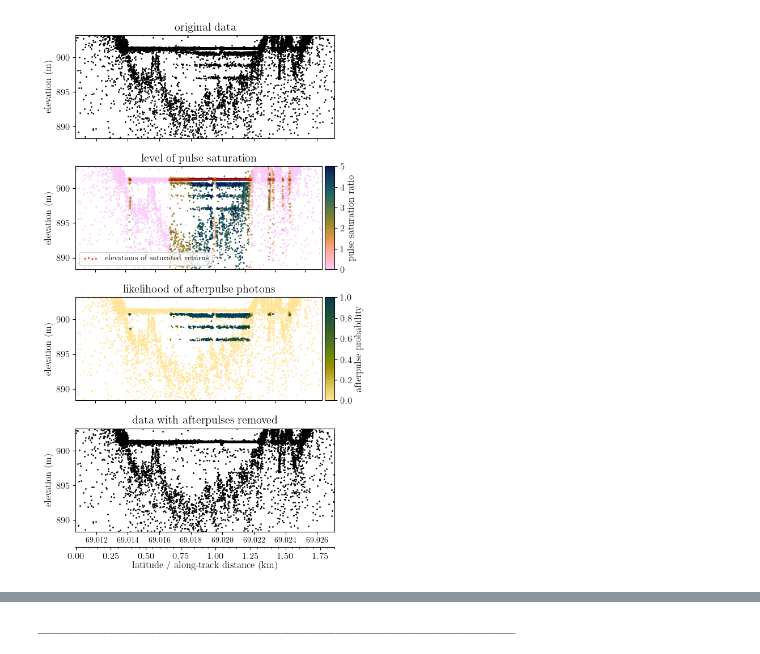
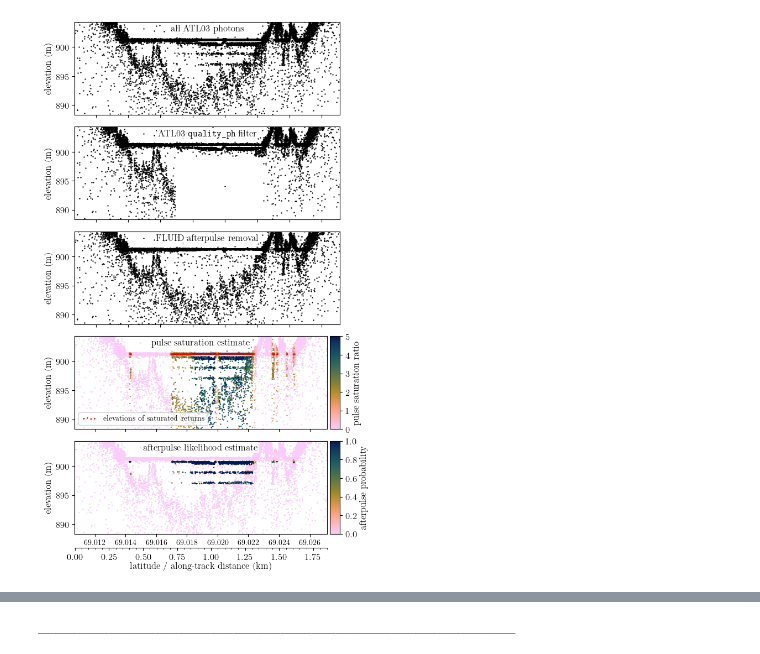
Before and after one commit to fliphilipp/icelakes-methods, a Jupyter notebook: 02d_get_saturation_examples.ipynb, the cells around one changed output, grey strips where cells are left out. Cells and saved outputs as stored; diff of their text form; code cells hidden in the pictures.

```diff
--- a/02d_get_saturation_examples.ipynb
+++ b/02d_get_saturation_examples.ipynb
@@ -36,9 +37,9 @@ plt.rcParams.update({
     'font.family': 'Optima'
 })
 
-start = 20
-end = 40
-files = np.array(filtered_df.file)[start:end]
+# start = 20
+# end = 40
+# files = np.array(filtered_df.file)[start:end]
 
 # files = np.array(filtered_df.file)[[1]]
 
@@ -66,19 +67,59 @@ for i, fn in enumerate(files):
     xatcmin = df.xatc.min()
     df.xatc -= xatcmin
     surf_elev = lk.surface_elevation
+    latmin = df.lat.min()
+    latmax = df.lat.max()
+    lonmin = df.lon.min()
+    lonmax = df.lon.max()
+    thisdate = lk.time_utc[:10]
+    rgt = lk.rgt
+    gtx = lk.gtx
 
-    ylms = np.array((-1.7*lk.max_depth, 0.25*lk.max_depth)) + surf_elev
+    # download ATL03 data from NSIDC
+    atl03_dir = 'data/atl03_raw'
+    fn_atl03 = atl03_dir + '/' + fn[fn.find('ATL03_'):]
+    if not os.path.isfile(fn_atl03):
+        bbox = [lonmin, latmin, lonmax, latmax]
+        granule_list = download_is2(start_date=thisdate, end_date=thisdate, rgt=rgt, boundbox=bbox, output_dir='data/atl03_raw')
+        for gran in granule_list:
+            if lk.granule_id[:30] in gran:
+                thisfile = atl03_dir + '/processed_' + gran
+                break
+        os.rename(thisfile, fn_atl03)
+
+    beams_available, ancillary, dfs = read_atl03(fn_atl03, geoid_h=True, gtxs_to_read=gtx)
+    df03 = dfs[gtx]
+
+    ylms = np.array((-1.7*lk.max_depth, 0.4*lk.max_depth)) + surf_elev
     xlms = (df.lat.min(), df.lat.max())
 
-    fig, axs = plt.subplots(figsize=[6, 10], dpi=100, nrows=4, ncols=1, sharex=True)
+    fig, axs = plt.subplots(figsize=[6, 10], dpi=100, nrows=5, ncols=1, sharex=True)
+
+    txt_y = 0.9
+    boxprops = dict(boxstyle='round', facecolor='white', alpha=0.8, edgecolor='none', pad=0.1)
+    sz = 0.5
 
     ax = axs[0]
-    ax.scatter(df.lat, df.h, s=1, c='k', alpha=1)
-    ax.set_title('original data')
+    ax.scatter(df.lat, df.h, s=sz, c='k', alpha=1)
+    ax.text(0.5, txt_y, 'all ATL03 photons', transform=ax.transAxes, bbox=boxprops, ha='center')
+    # ax.set_title('all ATL03 photons')
 
     ax = axs[1]
+    dfs3 = df03[df03.qual == 0]
+    ax.scatter(dfs3.lat, dfs3.h, s=sz, c='k')
+    ax.text(0.5, txt_y, r'ATL03 \texttt{quality_ph} filter', transform=ax.transAxes, bbox=boxprops, ha='center')
+    #ax.set_title(r'filtered by \texttt{quality_ph}')
+
+    ax = axs[2]
+    df['remove_afterpulse'] = df.prob_afterpulse > np.random.uniform(0,1,len(df))
+    dfp = df[~df.remove_afterpulse]
+    scatt = ax.scatter(dfp.lat, dfp.h, s=sz, c='k', alpha=1)
+    # ax.set_title('data with afterpulses removed')
+    ax.text(0.5, txt_y, r'FLUID afterpulse removal', transform=ax.transAxes, bbox=boxprops, ha='center')
+
+    ax = axs[3]
     df_sat = df.sort_values(by='sat_ratio')
-    scatt = ax.scatter(df_sat.lat, df_sat.h, s=1, alpha=1, c=df_sat.sat_ratio, cmap=cmc.batlow_r, vmin=0, vmax=5)
+    scatt = ax.scatter(df_sat.lat, df_sat.h, s=sz, alpha=1, c=df_sat.sat_ratio, cmap=cmc.batlow_r, vmin=0, vmax=5)
     dfpulse = df.groupby('pulseid').median()
     dfpulse = dfpulse[dfpulse.sat_ratio > 1.0]
     satelevs = ax.scatter(dfpulse.lat, dfpulse.sat_elev, s=0.5, c='r', alpha=0.3, label='elevations of saturated returns')
@@ -86,36 +127,32 @@ for i, fn in enumerate(files):
     cax = divider.append_axes('right', size='4%', pad=0.05)
     cbar = fig.colorbar(scatt, cax=cax, orientation='vertical')
     cbar.set_label('pulse saturation ratio')
-    ax.set_title('level of pulse saturation')
+    # ax.set_title('level of pulse saturation')
+    ax.text(0.5, txt_y, r'pulse saturation estimate', transform=ax.transAxes, bbox=boxprops, ha='center')
     satelevs = ax.scatter(-9999, -9999, s=1, c='r', alpha=1, label='elevations of saturated returns')
     ax.legend(handles=[satelevs], loc='lower left', fontsize=10, scatterpoints=4)
 
-    ax = axs[2]
+    ax = axs[4]
     df_prob = df.sort_values(by='prob_afterpulse')
-    scatt = ax.scatter(df_prob.lat, df_prob.h, s=1, alpha=1, c=df_prob.prob_afterpulse, cmap=cmc.bamako_r, vmin=0, vmax=1)
+    scatt = ax.scatter(df_prob.lat, df_prob.h, s=sz, alpha=1, c=df_prob.prob_afterpulse, cmap=cmc.batlow_r, vmin=0, vmax=1)
     divider = make_axes_locatable(ax)
     cax = divider.append_axes('right', size='4%', pad=0.05)
     cbar = fig.colorbar(scatt, cax=cax, orientation='vertical')
     cbar.set_label('afterpulse probability')
-    ax.set_title('likelihood of afterpulse photons')
+    # ax.set_title('likelihood of afterpulse photons')
+    ax.text(0.5, txt_y, r'afterpulse likelihood estimate', transform=ax.transAxes, bbox=boxprops, ha='center')
     ymin, ymax = ax.get_ylim()
     mframe_bounds_xatc = np.array(list(df_mframe['xatc_min']) + [df_mframe['xatc_max'].iloc[-1]]) - xatcmin
     for xmframe in mframe_bounds_xatc:
         ax.plot([xmframe, xmframe], [ymin, ymax], 'k-', lw=0.5)
-
-    ax = axs[3]
-    df['remove_afterpulse'] = df.prob_afterpulse > np.random.uniform(0,1,len(df))
-    dfp = df[~df.remove_afterpulse]
-    scatt = ax.scatter(dfp.lat, dfp.h, s=1, c='k', alpha=1)
-    ax.set_title('data with afterpulses removed')
 
     for ax in axs.flatten():
         ax.set_xlim(xlms)
         ax.set_ylim(ylms)
         ax.set_ylabel('elevation (m)')
 
-    axs[3].ticklabel_format(useOffset=False, style='plain')
-    axs[3].tick_params(axis='x', labelsize=10)
+    axs[4].ticklabel_format(useOffset=False, style='plain')
+    axs[4].tick_params(axis='x', labelsize=10)
 
     df['x10'] = np.round(df.xatc, -1)
     gt = df.groupby(by='x10')[['lat', 'lon']].median().sort_values(by='x10').reset_index()
@@ -139,7 +176,7 @@ for i, fn in enumerate(files):
     secax.tick_params(axis='both', which='major')
     secax.ticklabel_format(useOffset=False, style='plain')
 
-    fig.tight_layout()
+    fig.tight_layout(pad=0.4)
     plt.savefig('plots/afterpulse_removal_%i.jpg' % (i+1), dpi=600)
 
     plt.close(fig)
@@ -167,4 +208,4 @@ gt2l
-[figure, old version]
+[figure, new version]
 _____________________________________________________________
 
 22 data/lakes/lake_09943900_GrIS_2019_simplified_GRE_2000_CW_ATL03_20190822162310_08490405_006_02_gt2l_0001.h5
```
Also changed, not shown: parts of 3 cells of this notebook, 8 other files.
